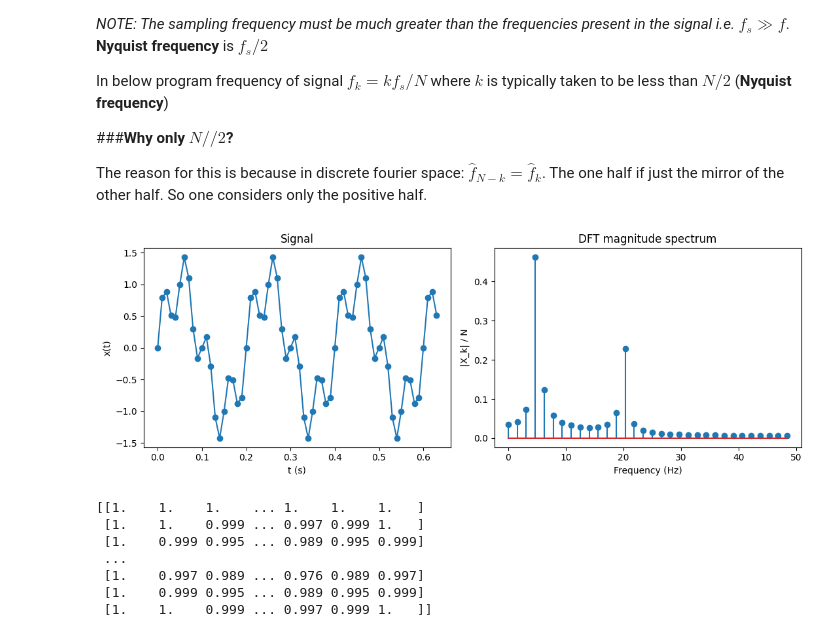
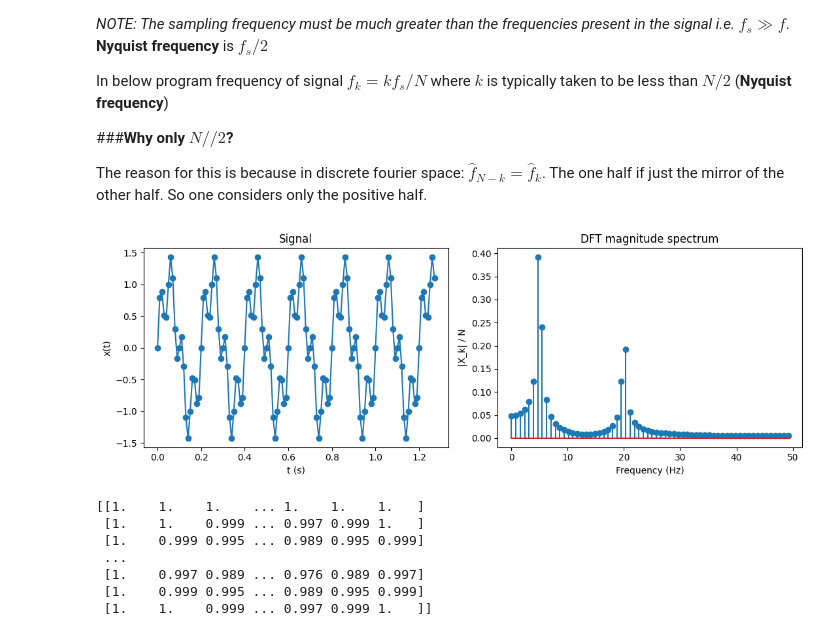
Before and after one commit to navgaur/Mathematical-Physics-III, a Jupyter notebook: Fourier_Trans_UGCF.ipynb, the cells around one changed output. Drawn from its saved outputs; the diff is of its cells as text; code cells hidden in the pictures.

```diff
--- a/Fourier_Trans_UGCF.ipynb
+++ b/Fourier_Trans_UGCF.ipynb
@@ -186,35 +186,35 @@ The reason for this is because in discrete fourier space: $\hat{f}_{N-k} = \hat{
 # %%
 import numpy as np
 import matplotlib.pyplot as plt
 
 def dft_direct(x):
   N = len(x)
   n = np.arange(N)
   k = n.reshape((N, 1))          # column vector -> outer product k*n
-  W = np.exp(-2j * np.pi * k * n / N)
-  return W @ x
+  W = np.exp(-2j * np.pi * k * n / N)  # W is a NxN matrix
+  return W @ x                 # Matrix multiplcation of W and x is returned
 
 # --- Build a test signal: 5 Hz + 20 Hz sine waves, sampled at 100 Hz ---
 fs = 100.0                 # sampling frequency (Hz)
-N  = 64                    # number of samples
+N  = 128                    # number of samples
 t  = np.arange(N) / fs
 x  = np.sin(2*np.pi*5*t) + 0.5*np.sin(2*np.pi*20*t)
 
 X = dft_direct(x)
 freqs = np.arange(N) * fs / N      # frequency axis, k -> k*fs/N
 
 # --- Plot ---
 fig, ax = plt.subplots(1, 2, figsize=(11, 4))
 ax[0].plot(t, x, 'o-')
 ax[0].set_xlabel('t (s)'); ax[0].set_ylabel('x(t)'); ax[0].set_title('Signal')
 
 ax[1].stem(freqs[:N//2], np.abs(X[:N//2])/N)   # plot only up to Nyquist
 ax[1].set_xlabel('Frequency (Hz)'); ax[1].set_ylabel('|X_k| / N')
 ax[1].set_title('DFT magnitude spectrum')
 plt.tight_layout()
 plt.show()
 # %% [output]
-[figure, old version]
+[figure, new version]
 # %%
 import numpy as np
 import matplotlib.pyplot as plt
```
Also changed, not shown: parts of 3 cells of this notebook.
